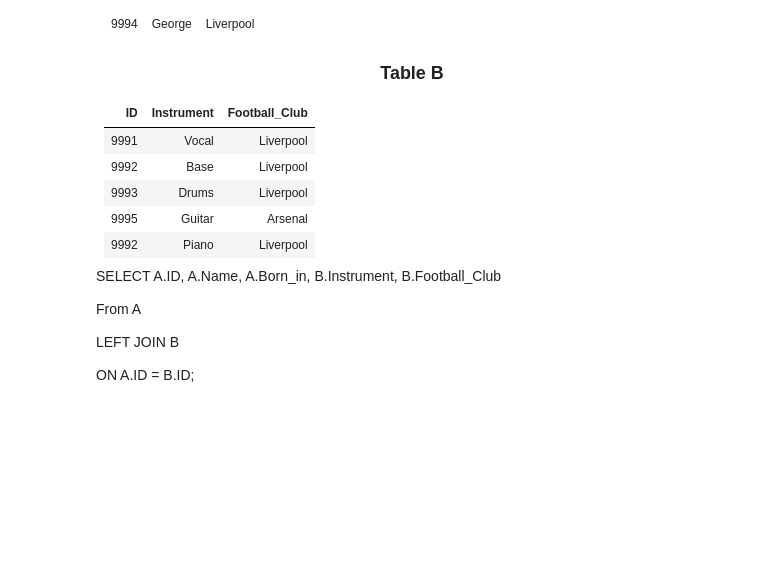
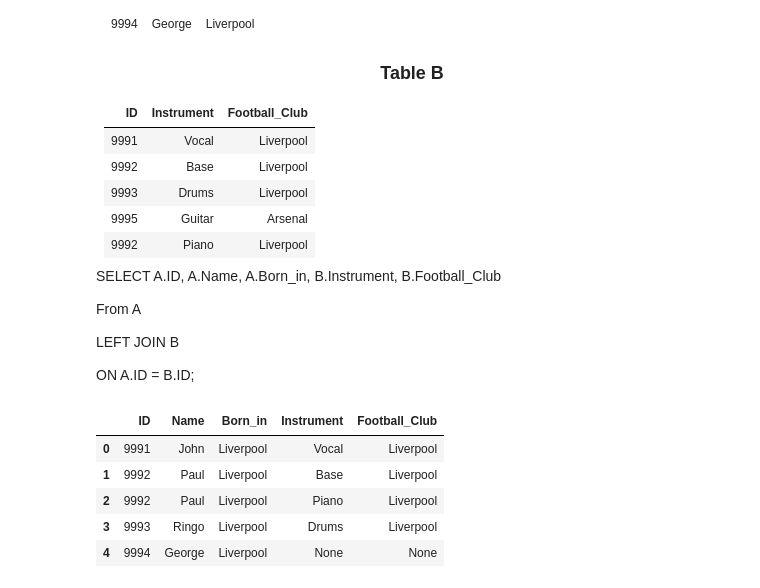
Before and after one commit to Osvaldo1982/cases_solved_interview, a Jupyter notebook: Interview Test 02/04_interview_questions_answered_by_douglas.ipynb, the cells around one changed output. Drawn from its saved outputs; the diff is of its cells as text; code cells hidden in the pictures; blank space fills up the shorter version.

```diff
--- a/Interview Test 02/04_interview_questions_answered_by_douglas.ipynb
+++ b/Interview Test 02/04_interview_questions_answered_by_douglas.ipynb
@@ -235,0 +268,27 @@ ON A.ID = B.ID;
+# %%
+# open other connection to select data
+connection = sqlite3.connect('database.db')
+cursor = connection.cursor()
+
+# executing the necessary query
+cursor.execute('''
+  SELECT A.ID, A.Name, A.Born_in, B.Instrument, B.Football_Club
+  FROM names A
+  LEFT JOIN products B
+  ON A.ID = B.ID''')
+
+# bring the result to python structure
+output = cursor.fetchall()
+connection.commit()
+connection.close()
+
+# transform into a dataframe
+df = pd.DataFrame(output, columns = ['ID', 'Name', 'Born_in', 'Instrument', 'Football_Club'])
+df
+# %% [output]
+|  | ID | Name | Born_in | Instrument | Football_Club |
+| 0 | 9991 | John | Liverpool | Vocal | Liverpool |
+| 1 | 9992 | Paul | Liverpool | Base | Liverpool |
+| 2 | 9992 | Paul | Liverpool | Piano | Liverpool |
+| 3 | 9993 | Ringo | Liverpool | Drums | Liverpool |
+| 4 | 9994 | George | Liverpool | None | None |
```
Also changed, not shown: parts of 2 cells of this notebook.
